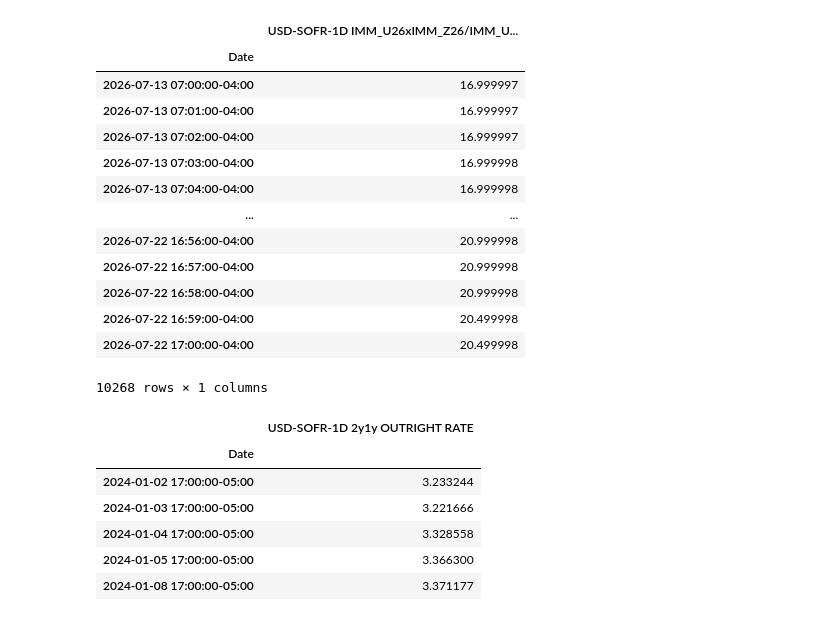
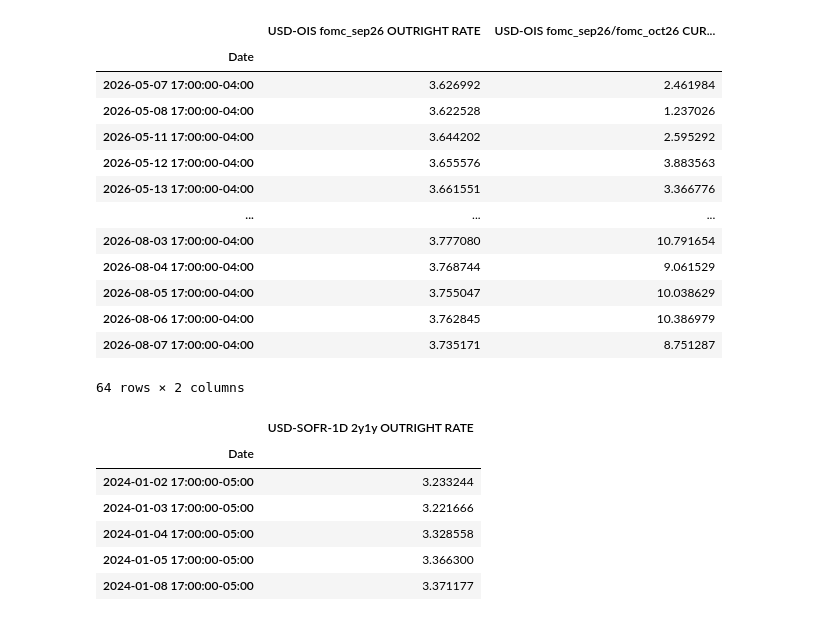
Before and after one commit to yieldcurvemonkey/ARBS, a Jupyter notebook: notebooks/timeseries/intraday_stirf.ipynb, the cells around one changed output. Saved outputs shown, nothing was run; the diff lists cells and outputs as text; code cells hidden in the pictures.

```diff
--- a/notebooks/timeseries/intraday_stirf.ipynb
+++ b/notebooks/timeseries/intraday_stirf.ipynb
@@ -51,19 +60,24 @@ from TB.TimeseriesBuilder import TimeseriesBuilder
 curve_mdp = IRSwapsMDP(source="BARCHART_STIRF-RL")
 ts_builder = TimeseriesBuilder()
 # %%
-start = NYC_tz.localize(datetime.datetime(2026, 7, 13, 7, 00))
-end = NYC_tz.localize(datetime.datetime(2026, 7, 22, 17, 00))
+start = NYC_tz.localize(datetime.datetime(2026, 5, 7, 7, 00))
+end = NYC_tz.localize(datetime.datetime(2026, 8, 7, 17, 00))
 
+# q = UnifiedQuery(
+#     curve="USD-SOFR-1D-Q12STIRT",
+#     tenor="IMM_U26xIMM_Z26/IMM_U27xIMM_Z27",
+#     value=UnifiedValue.IRS_RATE,
+# )
 q = UnifiedQuery(
-    curve="USD-SOFR-1D-Q12STIRT",
-    tenor="IMM_U26xIMM_Z26/IMM_U27xIMM_Z27",
+    curve="USD-OIS-Q12xM12STIRT-SERFFX-MIX23",
+    tenor="fomc_sep26",
     value=UnifiedValue.IRS_RATE,
 )
-# q = UnifiedQuery(
-#     curve="USD-OIS-Q12xM12STIRT-SERFFX-MIX23",
-#     tenor="fomc_sep26/IMM_U2027xIMM_Z2027",
-#     value=UnifiedValue.IRS_RATE,
-# )
+q1 = UnifiedQuery(
+    curve="USD-OIS-Q12xM12STIRT-SERFFX-MIX23",
+    tenor="fomc_sep26/fomc_oct26",
+    value=UnifiedValue.IRS_RATE,
+)
 # q1 = UnifiedQuery(
 #     curve="USD-SOFR-1D-Q12STIRT",
 #     tenor="IMM_H27xIMM_M27",
@@ -83,13 +97,13 @@ df = ts_builder.get_timeseries(
     start=start,
     end=end,
     # queries=[q, q1, q2, q3],
-    queries=[q,],
-    freq="1min",
+    queries=[q,q1],
+    freq="nyc_eod",
     n_jobs=12,
     routers={
         "IRS": IRSwapsTB(curve_mdp, show_tqdm=True),
     },
-    # ignore_cache_miss=True,
+    ignore_cache_miss=True,
 )
 df
 # %% [output]
@@ -96,15 +111,15 @@ df
-|  | USD-SOFR-1D IMM_U26xIMM_Z26/IMM_U... |
-| Date |  |
-| 2026-07-13 07:00:00-04:00 | 16.999997 |
-| 2026-07-13 07:01:00-04:00 | 16.999997 |
-| 2026-07-13 07:02:00-04:00 | 16.999997 |
-| 2026-07-13 07:03:00-04:00 | 16.999998 |
-| 2026-07-13 07:04:00-04:00 | 16.999998 |
-| ... | ... |
-| 2026-07-22 16:56:00-04:00 | 20.999998 |
-| 2026-07-22 16:57:00-04:00 | 20.999998 |
-| 2026-07-22 16:58:00-04:00 | 20.999998 |
-| 2026-07-22 16:59:00-04:00 | 20.499998 |
-| 2026-07-22 17:00:00-04:00 | 20.499998 |
+|  | USD-OIS fomc_sep26 OUTRIGHT RATE | USD-OIS fomc_sep26/fomc_oct26 CUR... |
+| Date |  |  |
+| 2026-05-07 17:00:00-04:00 | 3.626992 | 2.461984 |
+| 2026-05-08 17:00:00-04:00 | 3.622528 | 1.237026 |
+| 2026-05-11 17:00:00-04:00 | 3.644202 | 2.595292 |
+| 2026-05-12 17:00:00-04:00 | 3.655576 | 3.883563 |
+| 2026-05-13 17:00:00-04:00 | 3.661551 | 3.366776 |
+| ... | ... | ... |
+| 2026-08-03 17:00:00-04:00 | 3.777080 | 10.791654 |
+| 2026-08-04 17:00:00-04:00 | 3.768744 | 9.061529 |
+| 2026-08-05 17:00:00-04:00 | 3.755047 | 10.038629 |
+| 2026-08-06 17:00:00-04:00 | 3.762845 | 10.386979 |
+| 2026-08-07 17:00:00-04:00 | 3.735171 | 8.751287 |
-10268 rows × 1 columns
+64 rows × 2 columns
 # %%
```
Also changed, not shown: parts of 3 cells of this notebook, 11 other files.
